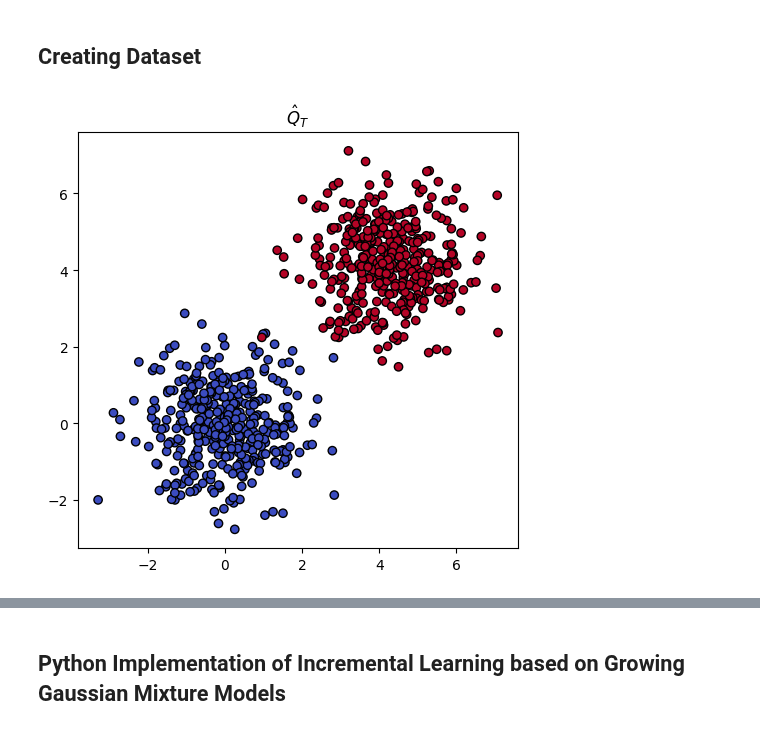
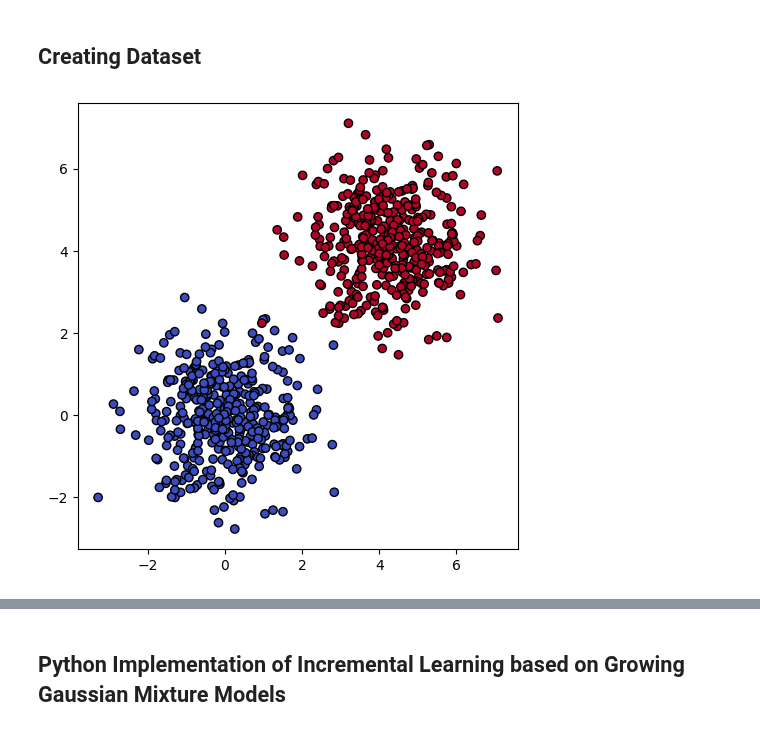
Before and after one commit to Stevan-LS/Online-DaDiL, a Jupyter notebook: Online GMM/Online GMM v2.ipynb, the cells around one changed output, grey strips where cells are left out. Cells and saved outputs as stored; diff of their text form; code cells hidden in the pictures.

```diff
--- a/Online GMM/Online GMM v2.ipynb
+++ b/Online GMM/Online GMM v2.ipynb
@@ -58,11 +58,10 @@ Yt = torch.nn.functional.one_hot(torch.from_numpy(y).long(), num_classes=2).floa
 # %%
 fig, ax = plt.subplots(1, 1, figsize=(5, 5))
 
 ax.scatter(x=Xt[:, 0], y=Xt[:, 1], c=y, cmap='coolwarm', edgecolor='k')
-ax.set_title(r"$\hat{Q}_{T}$")
 plt.tight_layout()
 # %% [output]
-[figure, old version]
+[figure, new version]
 # %%
 abs = np.linspace(0, 10*np.pi, 200)
 np.random.seed(None)
```
Also changed, not shown: parts of 8 cells of this notebook, 1 other file.
